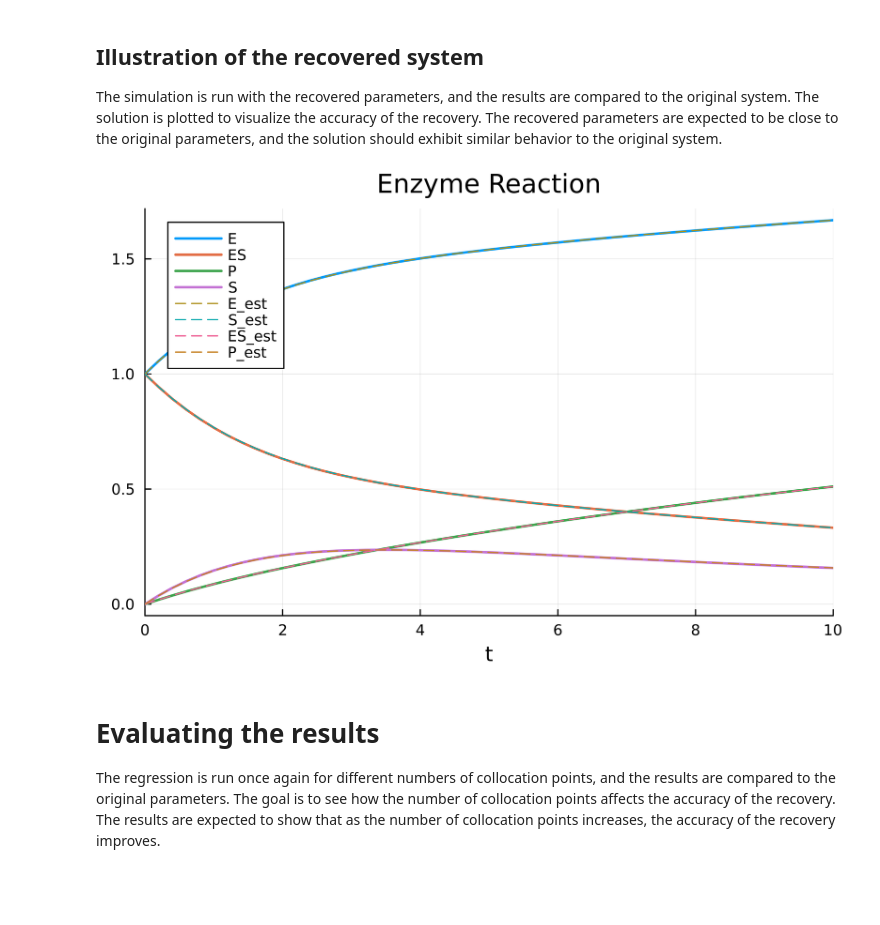
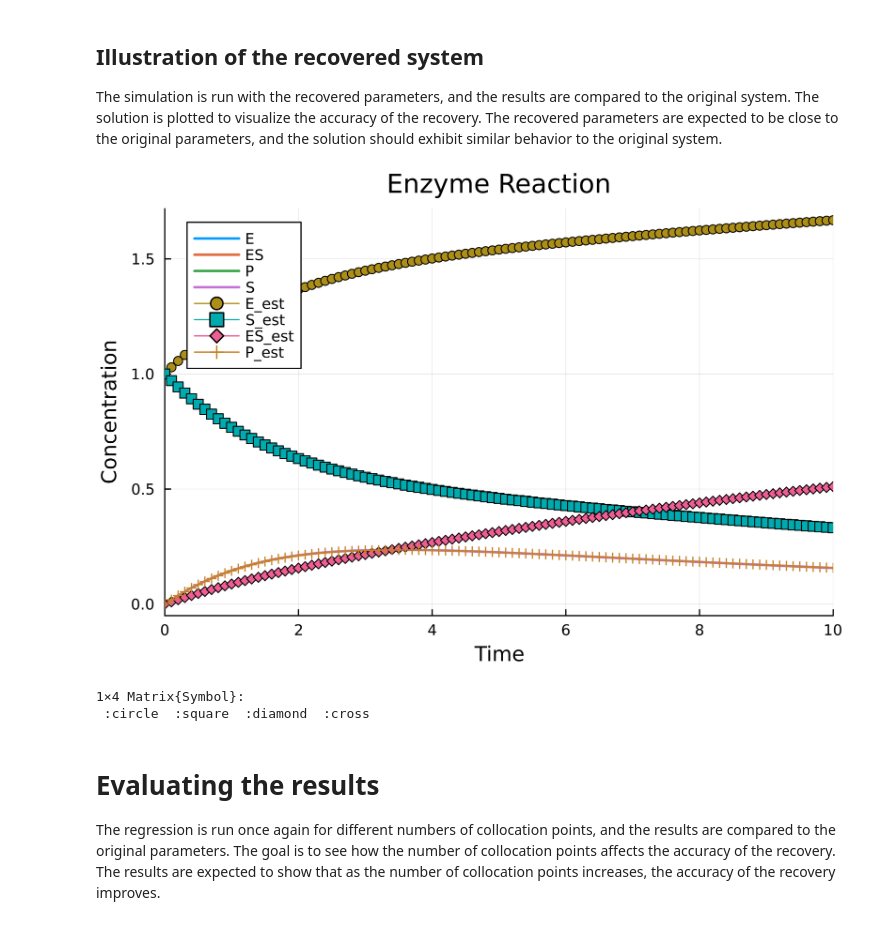
Before and after one commit to MEGAjosni/Physics-Informed-Regression, a Jupyter notebook: scripts/enzyme_kinetics.ipynb, the cells around one changed output. Saved outputs shown, nothing was run; the diff lists cells and outputs as text; code cells hidden in the pictures; blank space fills up the shorter version.

Commit message:
plots

```diff
--- a/scripts/enzyme_kinetics.ipynb
+++ b/scripts/enzyme_kinetics.ipynb
@@ -187,11 +187,21 @@ The simulation is run with the recovered parameters, and the results are compare
 # %%
 # Plot the results
 using Plots
+n_skip = 5 # Number of points to skip for plotting
+markers = hcat([:circle, :square, :diamond, :cross]...)
 sol_est = solve(ODEProblem(sys, u₀, tspan, paramsest), Tsit5(), saveat=0.1)
 plot(sol, title = "Enzyme Reaction", lw = 2, dpi = 600)
-plot!(sol_est, label = ["E_est" "S_est" "ES_est" "P_est"], lw = 1, ls = :dash, dpi = 600)
+plot!(sol_est, label = ["E_est" "S_est" "ES_est" "P_est"], lw = 1, dpi = 600,
+    markers = markers, markersize = 4, xlabel = "Time", ylabel = "Concentration")
+# Save the figure
+# savefig("../plots/Enzyme_Reaction.png")
 # %% [output]
-[figure, old version]
+[figure, new version]
+# %%
+markers = hcat([:circle, :square, :diamond, :cross]...)
+# %% [output]
+1×4 Matrix{Symbol}:
+ :circle  :square  :diamond  :cross
 # %% [markdown]
 # Evaluating the results
 The regression is run once again for different numbers of collocation points, and the results are compared to the original parameters. The goal is to see how the number of collocation points affects the accuracy of the recovery. The results are expected to show that as the number of collocation points increases, the accuracy of the recovery improves.
```
Also changed, not shown: parts of 5 cells of this notebook, 7 other files.
